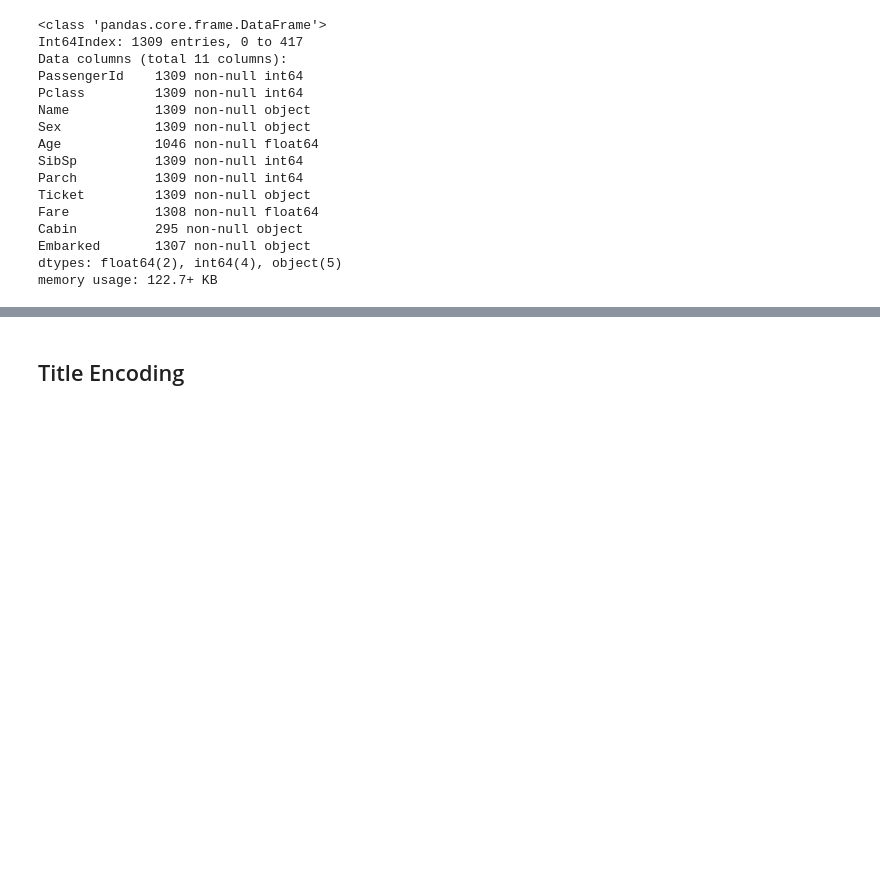
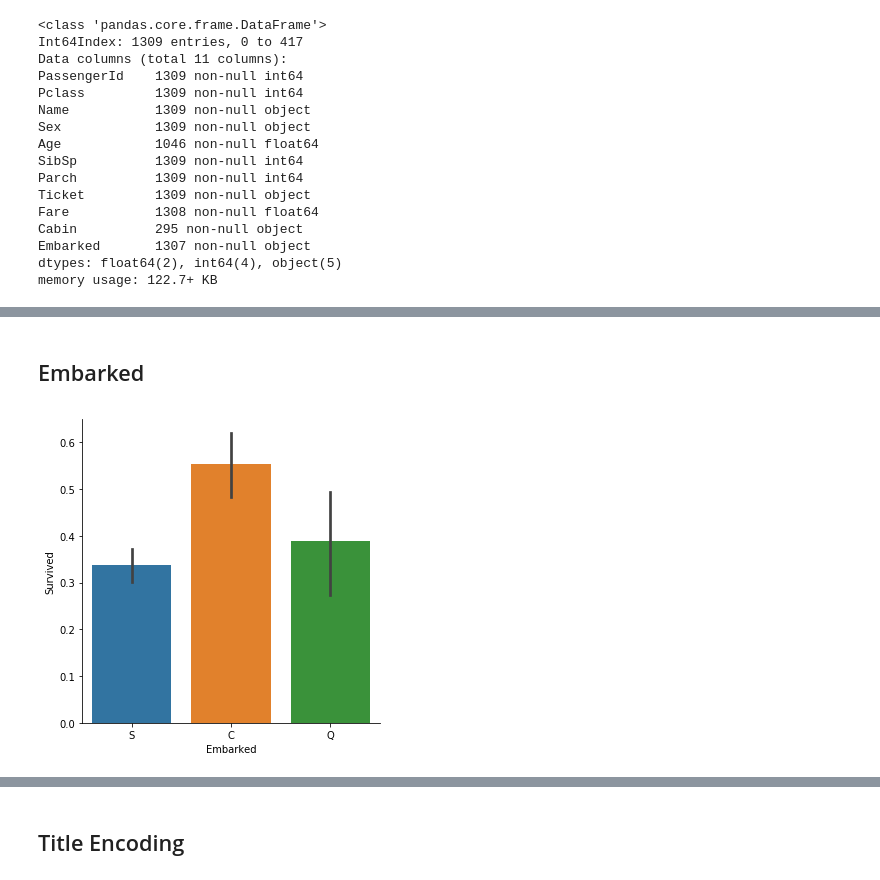
Before and after one commit to plachert/Titanic-Challenge, a Jupyter notebook: Titanic.ipynb, the cells around one changed output, grey strips where cells are left out. Saved outputs shown, nothing was run; the diff lists cells and outputs as text; code cells hidden in the pictures; blank space fills up the shorter version.

```diff
--- a/Titanic.ipynb
+++ b/Titanic.ipynb
@@ -81,0 +96,6 @@ train.corr(method='spearman')
+# %% [markdown]
+## Embarked
+# %%
+sns.catplot(x="Embarked", y="Survived", kind="bar", data=train);
+# %% [output]
+[figure, added]
```
Also changed, not shown: parts of 8 cells of this notebook.
